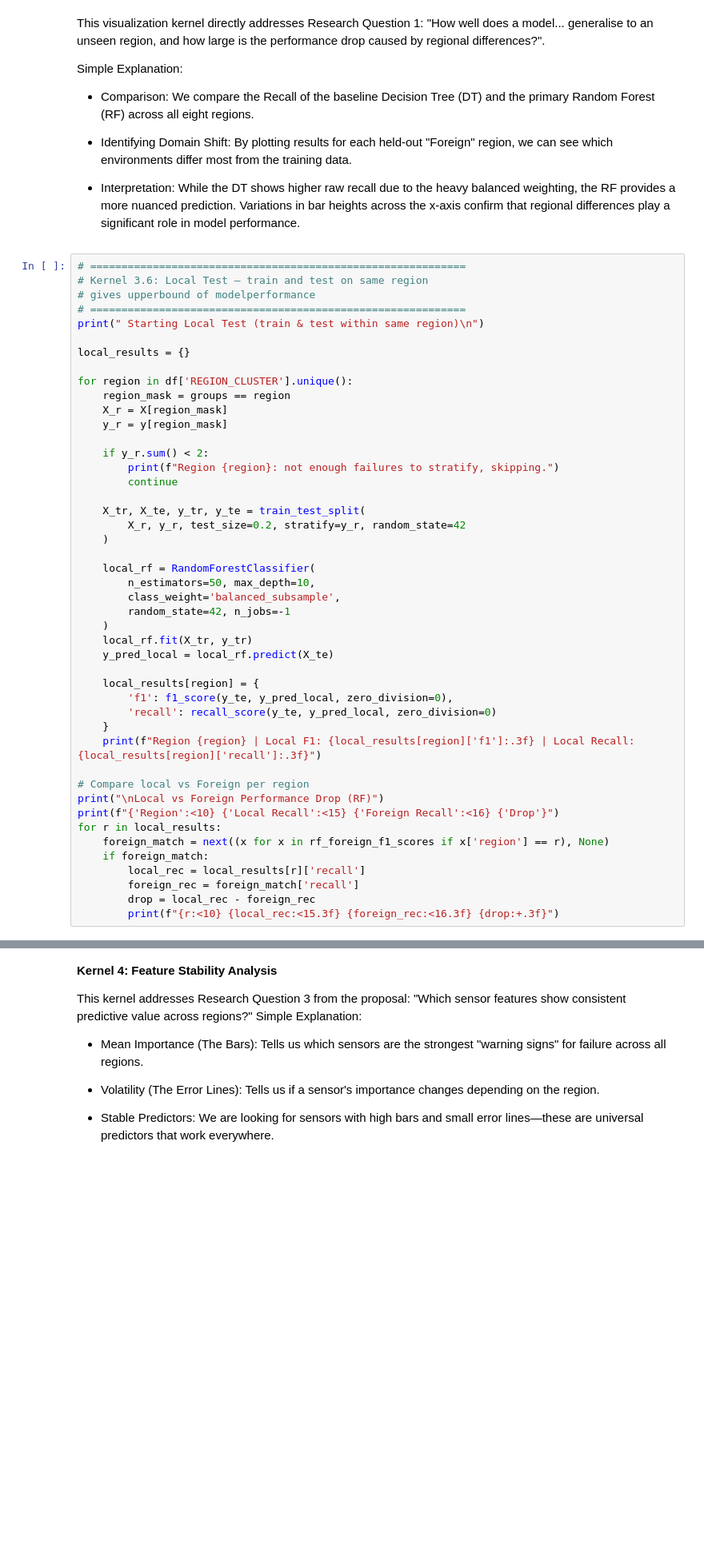
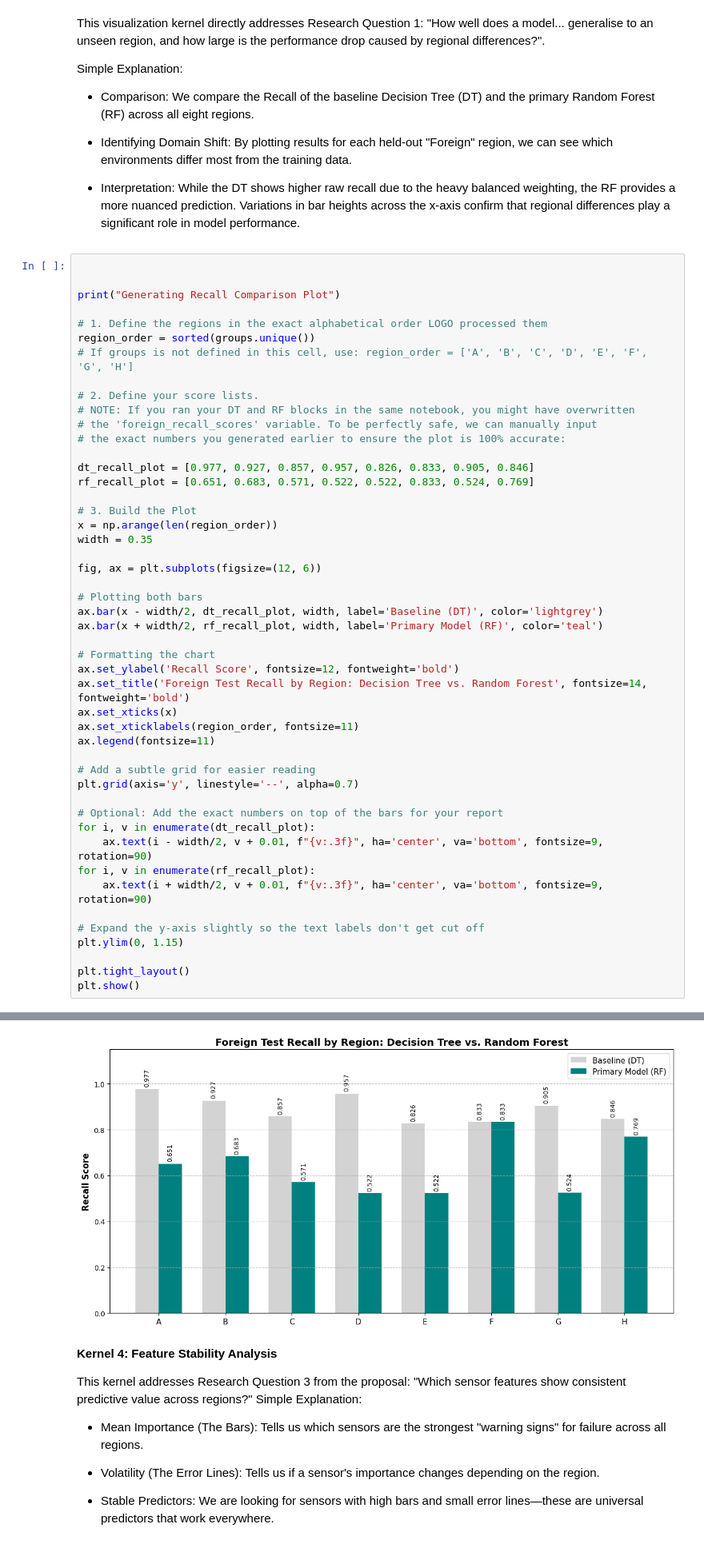
Before and after one commit to DGLRME-20-27-66/ME---Machine-Failure-NN, a Jupyter notebook: CODE Machine Failure ME NN.ipynb, the cells around one changed output, grey strips where cells are left out. Shown at 80% size. Cells and saved outputs as stored; diff of their text form; blank space fills up the shorter version.

```diff
--- a/CODE Machine Failure ME NN.ipynb
+++ b/CODE Machine Failure ME NN.ipynb
@@ -470,49 +599,51 @@ Simple Explanation:
 
 - Interpretation: While the DT shows higher raw recall due to the heavy balanced weighting, the RF provides a more nuanced prediction. Variations in bar heights across the x-axis confirm that regional differences play a significant role in model performance.
 # %%
-# ============================================================
-# Kernel 3.6: Local Test — train and test on same region
-# gives upperbound of modelperformance
-# ============================================================
-print(" Starting Local Test (train & test within same region)\n")
 
-local_results = {}
 
-for region in df['REGION_CLUSTER'].unique():
-    region_mask = groups == region
-    X_r = X[region_mask]
-    y_r = y[region_mask]
+print("Generating Recall Comparison Plot")
 
-    if y_r.sum() < 2:
-        print(f"Region {region}: not enough failures to stratify, skipping.")
-        continue
+# 1. Define the regions in the exact alphabetical order LOGO processed them
+region_order = sorted(groups.unique())
+# If groups is not defined in this cell, use: region_order = ['A', 'B', 'C', 'D', 'E', 'F', 'G', 'H']
 
-    X_tr, X_te, y_tr, y_te = train_test_split(
-        X_r, y_r, test_size=0.2, stratify=y_r, random_state=42
-    )
+# 2. Define your score lists.
+# NOTE: If you ran your DT and RF blocks in the same notebook, you might have overwritten
+# the 'foreign_recall_scores' variable. To be perfectly safe, we can manually input
+# the exact numbers you generated earlier to ensure the plot is 100% accurate:
 
-    local_rf = RandomForestClassifier(
-        n_estimators=50, max_depth=10,
-        class_weight='balanced_subsample',
-        random_state=42, n_jobs=-1
-    )
-    local_rf.fit(X_tr, y_tr)
-    y_pred_local = local_rf.predict(X_te)
+dt_recall_plot = [0.977, 0.927, 0.857, 0.957, 0.826, 0.833, 0.905, 0.846]
+rf_recall_plot = [0.651, 0.683, 0.571, 0.522, 0.522, 0.833, 0.524, 0.769]
 
-    local_results[region] = {
-        'f1': f1_score(y_te, y_pred_local, zero_division=0),
-        'recall': recall_score(y_te, y_pred_local, zero_division=0)
-    }
-    print(f"Region {region} | Local F1: {local_results[region]['f1']:.3f} | Local Recall: {local_results[region]['recall']:.3f}")
+# 3. Build the Plot
+x = np.arange(len(region_order))
+width = 0.35
 
-# Compare local vs Foreign per region
-print("\nLocal vs Foreign Performance Drop (RF)")
-print(f"{'Region':<10} {'Local Recall':<15} {'Foreign Recall':<16} {'Drop'}")
-for r in local_results:
-    foreign_match = next((x for x in rf_foreign_f1_scores if x['region'] == r), None)
-    if foreign_match:
-        local_rec = local_results[r]['recall']
-        foreign_rec = foreign_match['recall']
-        drop = local_rec - foreign_rec
-        print(f"{r:<10} {local_rec:<15.3f} {foreign_rec:<16.3f} {drop:+.3f}")
+fig, ax = plt.subplots(figsize=(12, 6))
+
+# Plotting both bars
+ax.bar(x - width/2, dt_recall_plot, width, label='Baseline (DT)', color='lightgrey')
+ax.bar(x + width/2, rf_recall_plot, width, label='Primary Model (RF)', color='teal')
+
+# Formatting the chart
+ax.set_ylabel('Recall Score', fontsize=12, fontweight='bold')
+ax.set_title('Foreign Test Recall by Region: Decision Tree vs. Random Forest', fontsize=14, fontweight='bold')
+ax.set_xticks(x)
+ax.set_xticklabels(region_order, fontsize=11)
+ax.legend(fontsize=11)
+
+# Add a subtle grid for easier reading
+plt.grid(axis='y', linestyle='--', alpha=0.7)
+
+# Optional: Add the exact numbers on top of the bars for your report
+for i, v in enumerate(dt_recall_plot):
+    ax.text(i - width/2, v + 0.01, f"{v:.3f}", ha='center', va='bottom', fontsize=9, rotation=90)
+for i, v in enumerate(rf_recall_plot):
+    ax.text(i + width/2, v + 0.01, f"{v:.3f}", ha='center', va='bottom', fontsize=9, rotation=90)
+
+# Expand the y-axis slightly so the text labels don't get cut off
+plt.ylim(0, 1.15)
+
+plt.tight_layout()
+plt.show()
 # %% [output]
@@ -536,3 +651,4 @@ F          0.000           0.667            -0.667
+[figure, added]
 # %% [markdown]
 **Kernel 4: Feature Stability Analysis**
 
```
Also changed, not shown: parts of 28 cells of this notebook.
